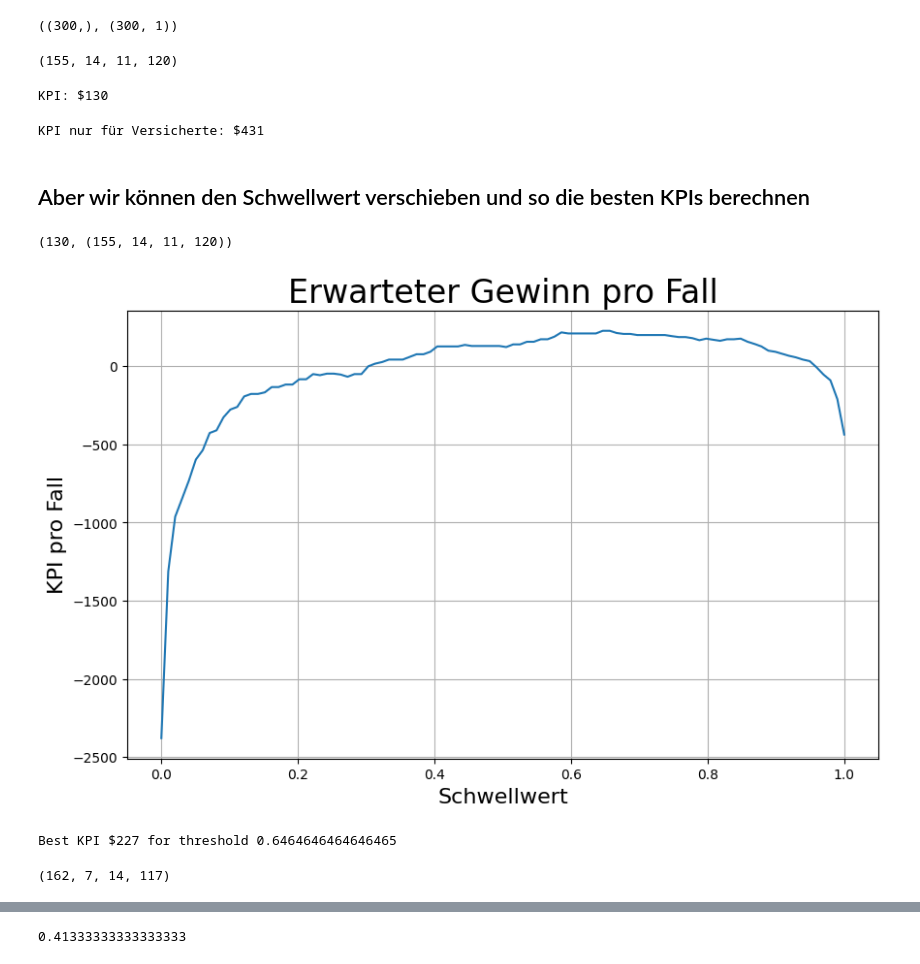
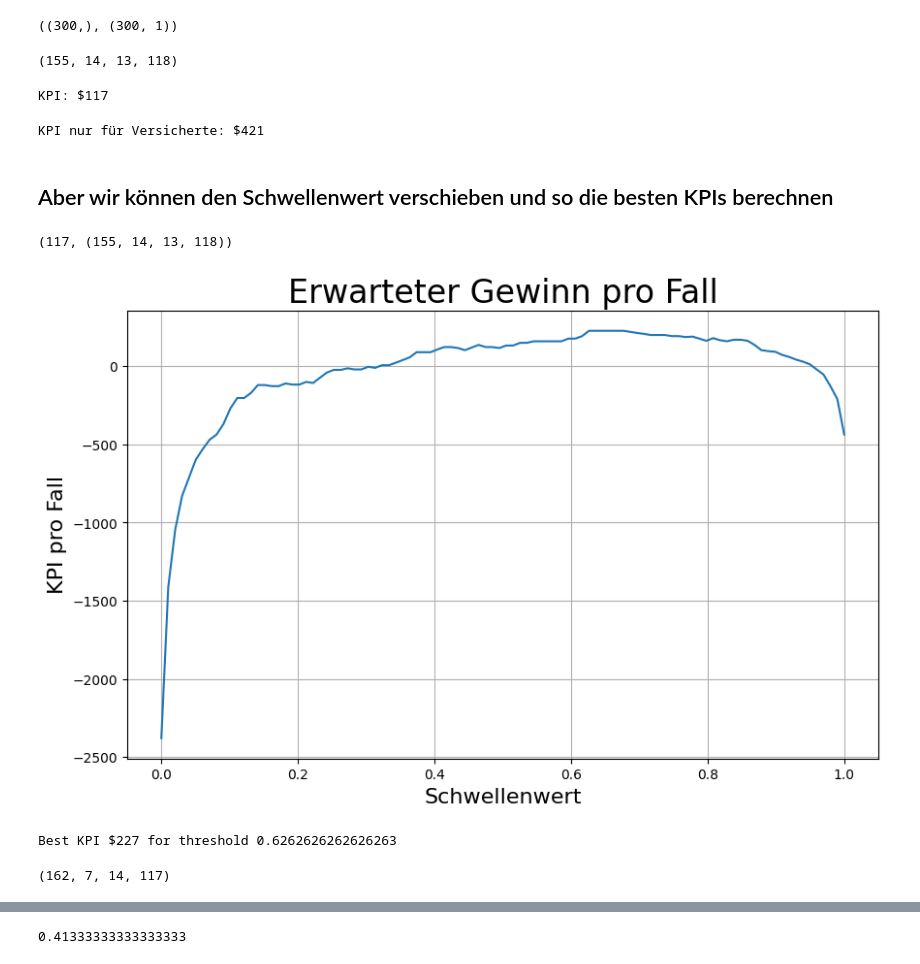
Before and after one commit to DJCordhose/buch-machine-learning-notebooks, a Jupyter notebook: kap11-train.ipynb, the cells around one changed output, grey strips where cells are left out. Saved outputs shown, nothing was run; the diff lists cells and outputs as text; code cells hidden in the pictures.

```diff
--- a/kap11-train.ipynb
+++ b/kap11-train.ipynb
@@ -138,0 +152,2 @@ df
+# %%
+df = drop_unimportant_features(df)
@@ -264,3 +279,0 @@ def drop_unimportant_features(df):
-# %%
-X_train = drop_unimportant_features(X_train)
-X_test = drop_unimportant_features(X_test)
@@ -492,7 +501,7 @@ from sklearn.metrics import confusion_matrix
 tn, fp, fn, tp = confusion_matrix(y_true, y_pred).ravel()
 tn, fp, fn, tp
 # %% [output]
-(155, 14, 11, 120)
+(155, 14, 13, 118)
 # %%
 # costs and benefits
 cost_fp = 5_000  # cost of a false positive
@@ -504,16 +513,16 @@ kpi_per_case = round(kpi  / len(y_true))
 
 print(f"KPI: ${kpi_per_case}")
 # %% [output]
-KPI: $130
+KPI: $117
 # %%
 kpi = (tp * reward_tp) - (fp * cost_fp)
 kpi_per_insurance = round(kpi  / tp + fp)
 
 print(f"KPI nur für Versicherte: ${kpi_per_insurance}")
 # %% [output]
-KPI nur für Versicherte: $431
+KPI nur für Versicherte: $421
 # %% [markdown]
-## Aber wir können den Schwellwert verschieben und so die besten KPIs berechnen
+## Aber wir können den Schwellenwert verschieben und so die besten KPIs berechnen
 # %%
 # kpi depends on where we make the split between good and bad customers
 def kpi_for_threshold(X, y_true, threshold, use_baseline=False):
@@ -527,31 +536,32 @@ def kpi_for_threshold(X, y_true, threshold, use_baseline=False):
     kpi = (tp * reward_tp) - (fp * cost_fp) - (fn * cost_fn)
     kpi_per_case = round(kpi  / len(y_true))
     return kpi_per_case, (tn, fp, fn, tp)
-# %%
-kpi_for_threshold(X_test, y_test, threshold=.5)
-# %% [output]
-(130, (155, 14, 11, 120))
+# %%
+kpi_per_case, (tn, fp, fn, tp) = kpi_for_threshold(X_test, y_test, threshold=.5)
+kpi_per_case, (tn, fp, fn, tp)
+# %% [output]
+(117, (155, 14, 13, 118))
 # %%
 thresholds = np.linspace(0, 1, 100)
 kpi_values = []
 
 plt.figure(figsize=(10, 6))
 
 # Calculate KPI for each threshold
 for threshold in thresholds:
     kpi, _ = kpi_for_threshold(X_test, y_test, threshold)
     kpi_values.append(kpi)
 
 # Plotting the results
 plt.plot(thresholds, kpi_values)
-plt.xlabel('Schwellwert')
+plt.xlabel('Schwellenwert')
 plt.ylabel('KPI pro Fall')
 # plt.yscale('log')
 plt.title('Erwarteter Gewinn pro Fall')
 plt.grid(True)
 plt.show()
 # %% [output]
-[figure, old version]
+[figure, new version]
 # %%
 best_kpi = max(kpi_values)
 best_threshold = thresholds[np.array(kpi_values).argmax()]
@@ -559,7 +569,7 @@ _, (tn, fp, fn, tp) = kpi_for_threshold(X_test, y_test, best_threshold)
 print(f"Best KPI ${best_kpi} for threshold {best_threshold}")
 tn, fp, fn, tp
 # %% [output]
-Best KPI $227 for threshold 0.6464646464646465
+Best KPI $227 for threshold 0.6262626262626263
 (162, 7, 14, 117)
 # %%
 plot_proba_dist(X_test, y_test, threshold=best_threshold)
```
Also changed, not shown: parts of 18 cells of this notebook.
